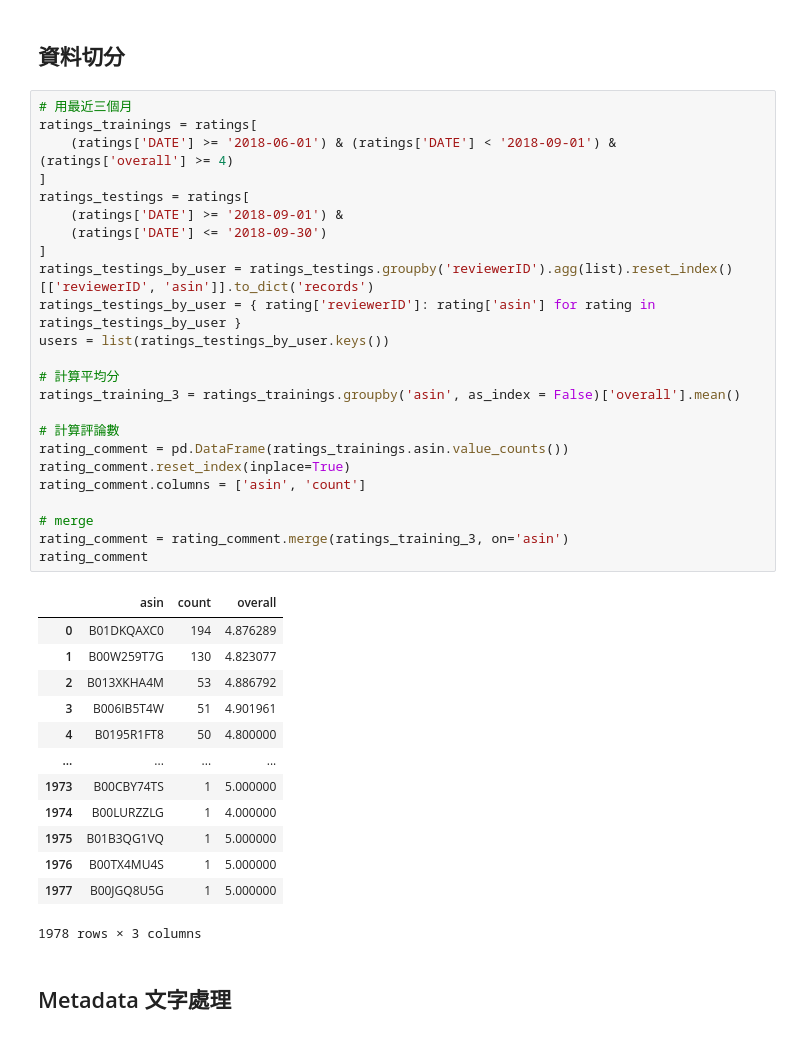
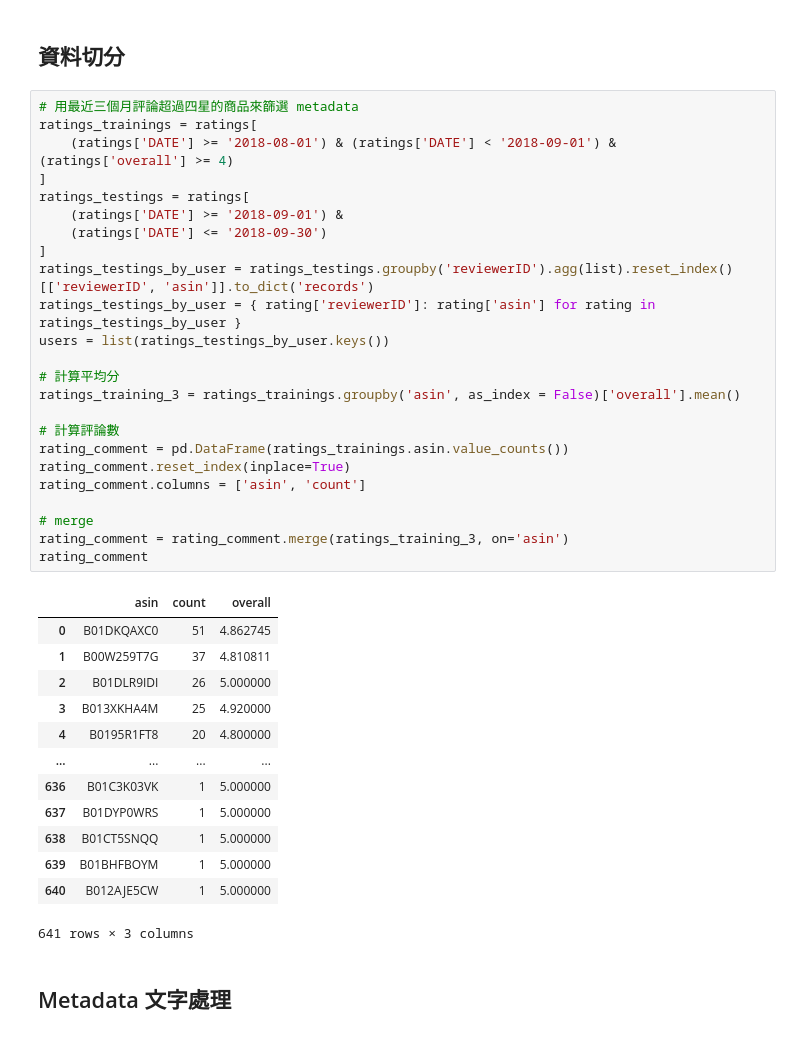
Before and after one commit to JianChengChang/data-course-sample, a Jupyter notebook: content-based.ipynb, the cells around one changed output. Cells and saved outputs as stored; diff of their text form.

```diff
--- a/content-based.ipynb
+++ b/content-based.ipynb
@@ -69,43 +69,43 @@ ratings['DATE'] = pd.to_datetime(ratings['unixReviewTime'], unit='s')
 # %% [markdown]
 ## 資料切分
 # %%
-# 用最近三個月
+# 用最近三個月評論超過四星的商品來篩選 metadata
 ratings_trainings = ratings[
-    (ratings['DATE'] >= '2018-06-01') & (ratings['DATE'] < '2018-09-01') & (ratings['overall'] >= 4)
+    (ratings['DATE'] >= '2018-08-01') & (ratings['DATE'] < '2018-09-01') & (ratings['overall'] >= 4)
 ]
 ratings_testings = ratings[
     (ratings['DATE'] >= '2018-09-01') &
     (ratings['DATE'] <= '2018-09-30')
 ]
 ratings_testings_by_user = ratings_testings.groupby('reviewerID').agg(list).reset_index()[['reviewerID', 'asin']].to_dict('records')
 ratings_testings_by_user = { rating['reviewerID']: rating['asin'] for rating in ratings_testings_by_user }
 users = list(ratings_testings_by_user.keys())
 
 # 計算平均分
 ratings_training_3 = ratings_trainings.groupby('asin', as_index = False)['overall'].mean()
 
 # 計算評論數
 rating_comment = pd.DataFrame(ratings_trainings.asin.value_counts())
 rating_comment.reset_index(inplace=True)
 rating_comment.columns = ['asin', 'count']
 
 # merge
 rating_comment = rating_comment.merge(ratings_training_3, on='asin')
 rating_comment
 # %% [output]
 |  | asin | count | overall |
-| 0 | B01DKQAXC0 | 194 | 4.876289 |
-| 1 | B00W259T7G | 130 | 4.823077 |
-| 2 | B013XKHA4M | 53 | 4.886792 |
-| 3 | B006IB5T4W | 51 | 4.901961 |
-| 4 | B0195R1FT8 | 50 | 4.800000 |
+| 0 | B01DKQAXC0 | 51 | 4.862745 |
+| 1 | B00W259T7G | 37 | 4.810811 |
+| 2 | B01DLR9IDI | 26 | 5.000000 |
+| 3 | B013XKHA4M | 25 | 4.920000 |
+| 4 | B0195R1FT8 | 20 | 4.800000 |
 | ... | ... | ... | ... |
-| 1973 | B00CBY74TS | 1 | 5.000000 |
-| 1974 | B00LURZZLG | 1 | 4.000000 |
-| 1975 | B01B3QG1VQ | 1 | 5.000000 |
-| 1976 | B00TX4MU4S | 1 | 5.000000 |
-| 1977 | B00JGQ8U5G | 1 | 5.000000 |
+| 636 | B01C3K03VK | 1 | 5.000000 |
+| 637 | B01DYP0WRS | 1 | 5.000000 |
+| 638 | B01CT5SNQQ | 1 | 5.000000 |
+| 639 | B01BHFBOYM | 1 | 5.000000 |
+| 640 | B012AJE5CW | 1 | 5.000000 |
-1978 rows × 3 columns
+641 rows × 3 columns
 # %% [markdown]
 ## Metadata 文字處理
 # %%
```
Also changed, not shown: parts of 7 cells of this notebook.
